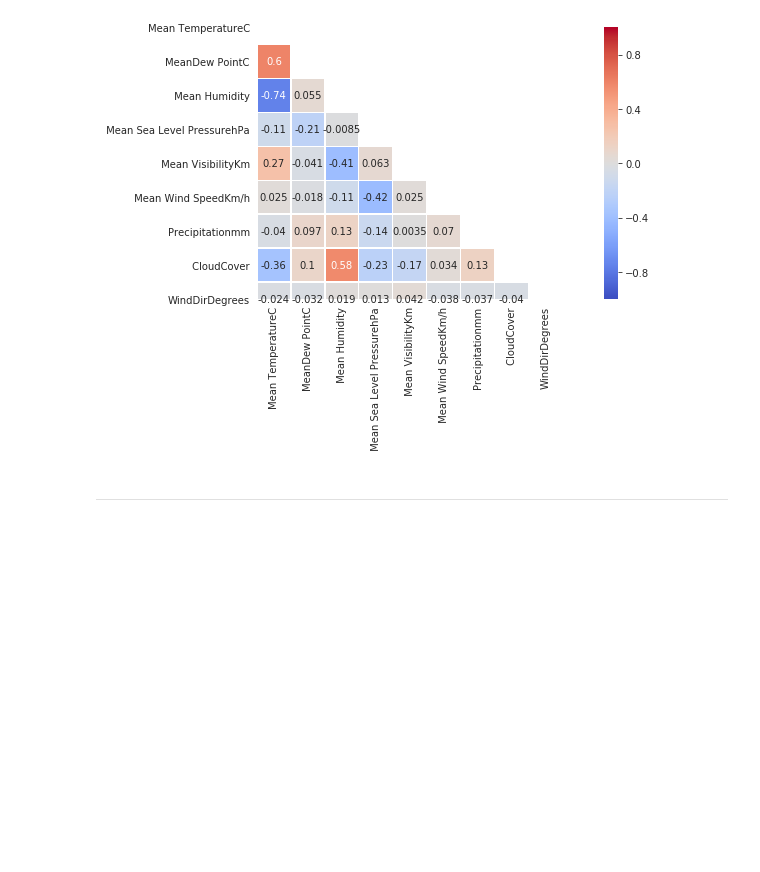
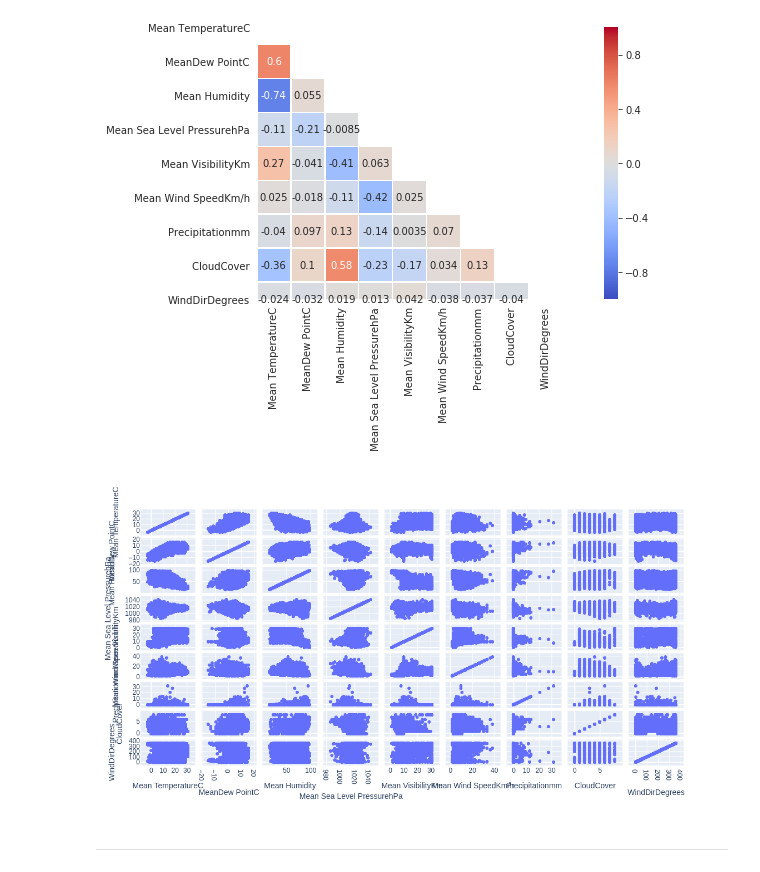
Before and after one commit to patricksferraz/aqw-madrid-data-analysis, a Jupyter notebook: analytics.ipynb, the cells around one changed output. Cells and saved outputs as stored; diff of their text form; code cells hidden in the pictures; blank space fills up the shorter version.

```diff
--- a/analytics.ipynb
+++ b/analytics.ipynb
@@ -171,6 +171,21 @@ corrplot(weather[[
 ]])
 # %% [output]
 [figure]
+# %%
+fig = px.scatter_matrix(weather[[
+    'Mean TemperatureC',
+    'MeanDew PointC',
+    ' Mean Humidity',
+    ' Mean Sea Level PressurehPa',
+    ' Mean VisibilityKm',
+    ' Mean Wind SpeedKm/h',
+    'Precipitationmm',
+    ' CloudCover',
+    'WindDirDegrees'
+]])
+fig.show()
+# %% [output]
+[figure, added]
 # %% [markdown]
 ---
 # %% [markdown]
```
Also changed, not shown: parts of 4 cells of this notebook.
